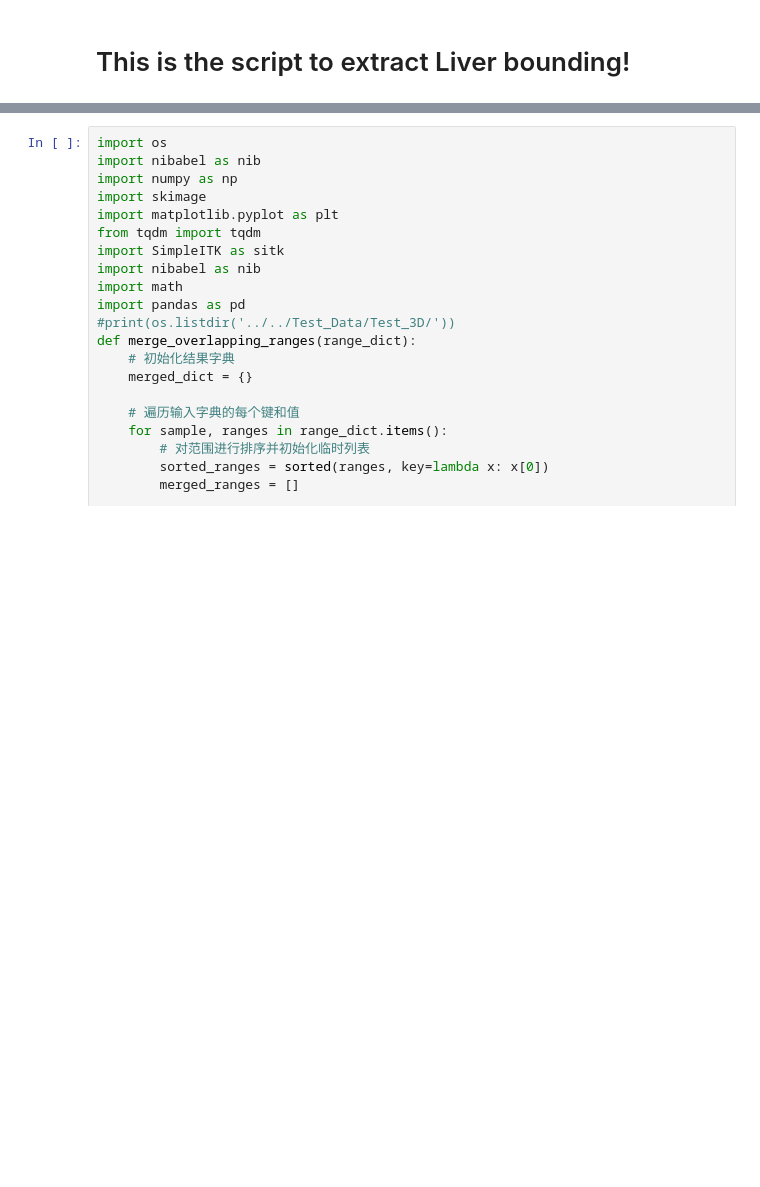
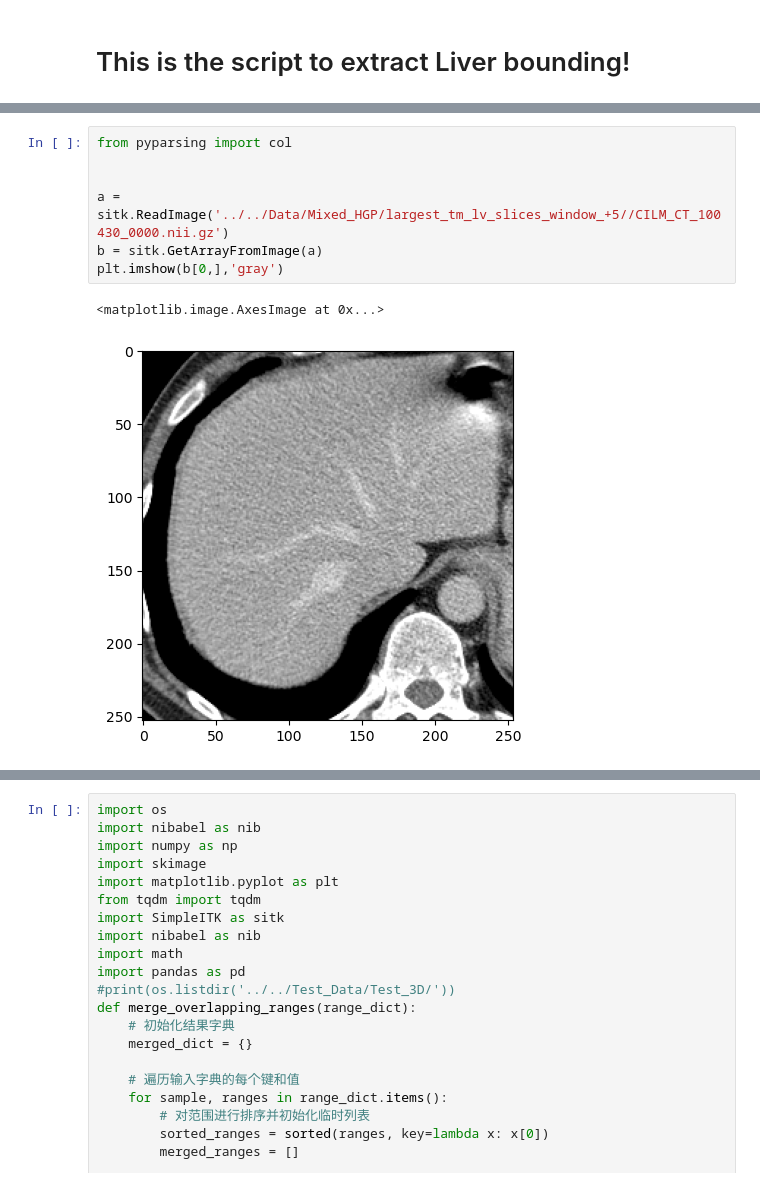
Before and after one commit to BaconDavid/CRLM_Internship_Project, a Jupyter notebook: Jupyter_Test/Get liver bounding.ipynb, the cells around one changed output, grey strips where cells are left out. Saved outputs shown, nothing was run; the diff lists cells and outputs as text; blank space fills up the shorter version.

```diff
--- a/Jupyter_Test/Get liver bounding.ipynb
+++ b/Jupyter_Test/Get liver bounding.ipynb
@@ -10,0 +19,10 @@ import matplotlib.pyplot as plt
+# %%
+from pyparsing import col
+
+
+a = sitk.ReadImage('../../Data/Mixed_HGP/largest_tm_lv_slices_window_+5//CILM_CT_100430_0000.nii.gz')
+b = sitk.GetArrayFromImage(a)
+plt.imshow(b[0,],'gray')
+# %% [output]
+<matplotlib.image.AxesImage at 0x...>
+[figure, added]
```
Also changed, not shown: parts of 2 cells of this notebook, 14 other files.
